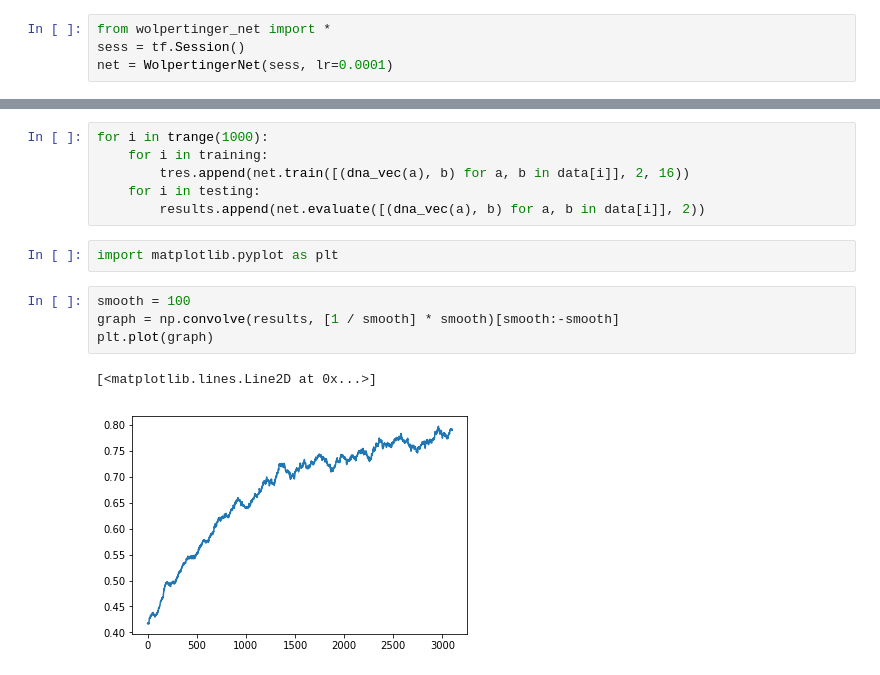
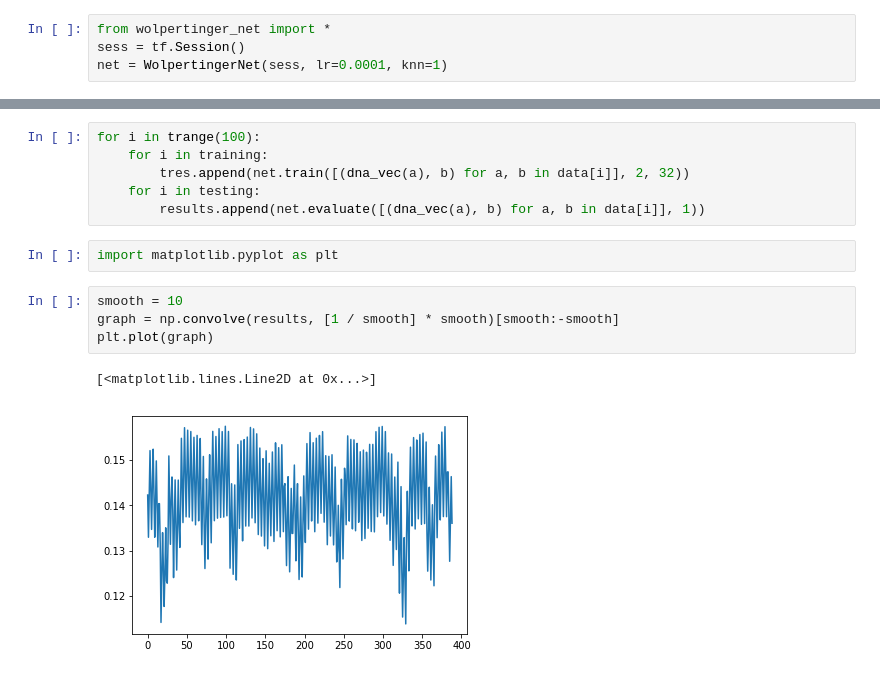
Before and after one commit to vivekmyers/CS234-DNA, a Jupyter notebook: network_test.ipynb, the cells around one changed output, grey strips where cells are left out. Cells and saved outputs as stored; diff of their text form.

Commit message:
Wolpertinger on DNA

```diff
--- a/network_test.ipynb
+++ b/network_test.ipynb
@@ -44,7 +44,7 @@ OrderedDict([('A', [('CCCCCCCCCCCCCCCCCCCC', 1), ('TTTTTTTTTTTTTTTTTTTT', 1), ('
 # %%
 from wolpertinger_net import *
 sess = tf.Session()
-net = WolpertingerNet(sess, lr=0.0001)
+net = WolpertingerNet(sess, lr=0.0001, knn=1)
 # %%
 tres = []
 results = []
@@ -51,18 +53,18 @@ results = []
 # %%
-for i in trange(1000):
+for i in trange(100):
     for i in training:
-        tres.append(net.train([(dna_vec(a), b) for a, b in data[i]], 2, 16))
+        tres.append(net.train([(dna_vec(a), b) for a, b in data[i]], 2, 32))
     for i in testing:
-        results.append(net.evaluate([(dna_vec(a), b) for a, b in data[i]], 2))
+        results.append(net.evaluate([(dna_vec(a), b) for a, b in data[i]], 1))
 # %%
 import matplotlib.pyplot as plt
 # %%
-smooth = 100
+smooth = 10
 graph = np.convolve(results, [1 / smooth] * smooth)[smooth:-smooth]
 plt.plot(graph)
 # %% [output]
 [<matplotlib.lines.Line2D at 0x...>]
-[figure, old version]
+[figure, new version]
 # %%
 for i in training:
     print(sorted(list(set(data[i]))))
```
Also changed, not shown: parts of 4 cells of this notebook, 3 other files.
